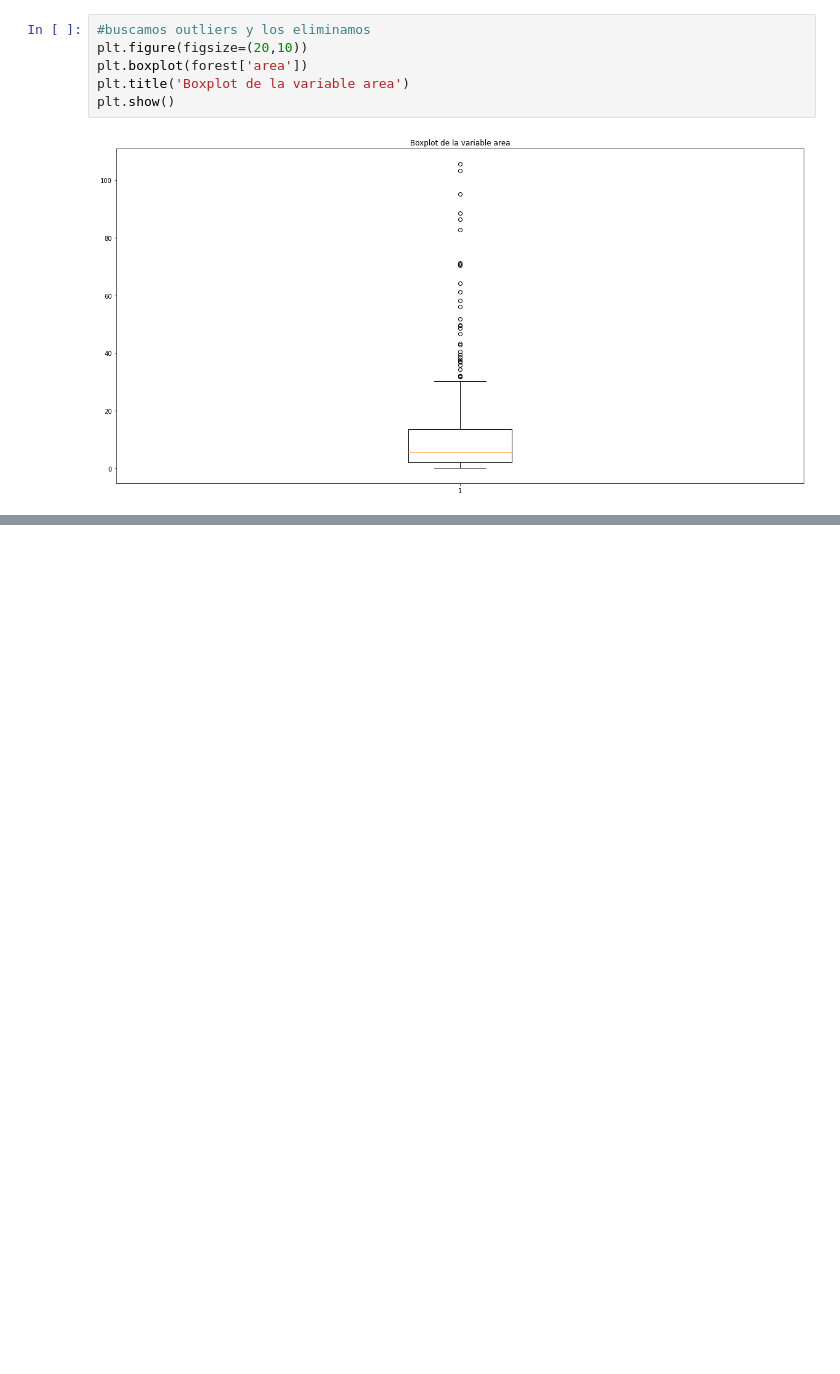
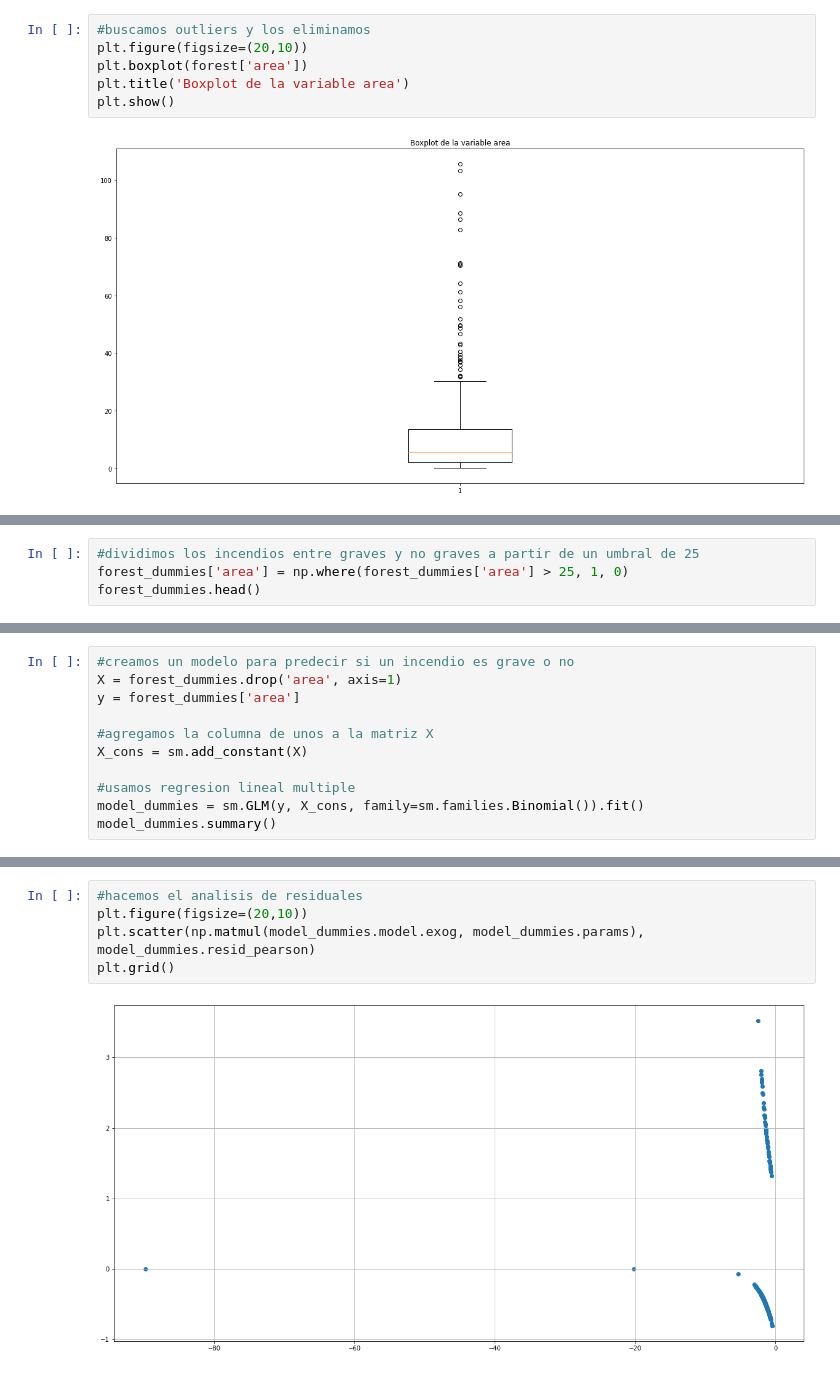
Before and after one commit to Alberto0410/Modelos-no-Parametricos-y-de-Regresion, a Jupyter notebook: Proyecto/Regresion Lineal Multiple.ipynb, the cells around one changed output, grey strips where cells are left out. Cells and saved outputs as stored; diff of their text form; blank space fills up the shorter version.

```diff
--- a/Proyecto/Regresion Lineal Multiple.ipynb
+++ b/Proyecto/Regresion Lineal Multiple.ipynb
@@ -430,0 +549,4 @@ plt.show()
+# %%
+#dividimos los incendios entre graves y no graves a partir de un umbral de 25
+forest_dummies['area'] = np.where(forest_dummies['area'] > 25, 1, 0)
+forest_dummies.head()
@@ -430,0 +560,11 @@ plt.show()
+# %%
+#creamos un modelo para predecir si un incendio es grave o no
+X = forest_dummies.drop('area', axis=1)
+y = forest_dummies['area']
+
+#agregamos la columna de unos a la matriz X
+X_cons = sm.add_constant(X)
+
+#usamos regresion lineal multiple
+model_dummies = sm.GLM(y, X_cons, family=sm.families.Binomial()).fit()
+model_dummies.summary()
@@ -430,0 +595,7 @@ plt.show()
+# %%
+#hacemos el analisis de residuales
+plt.figure(figsize=(20,10))
+plt.scatter(np.matmul(model_dummies.model.exog, model_dummies.params), model_dummies.resid_pearson)
+plt.grid()
+# %% [output]
+[figure, added]
```
Also changed, not shown: parts of 15 cells of this notebook.
